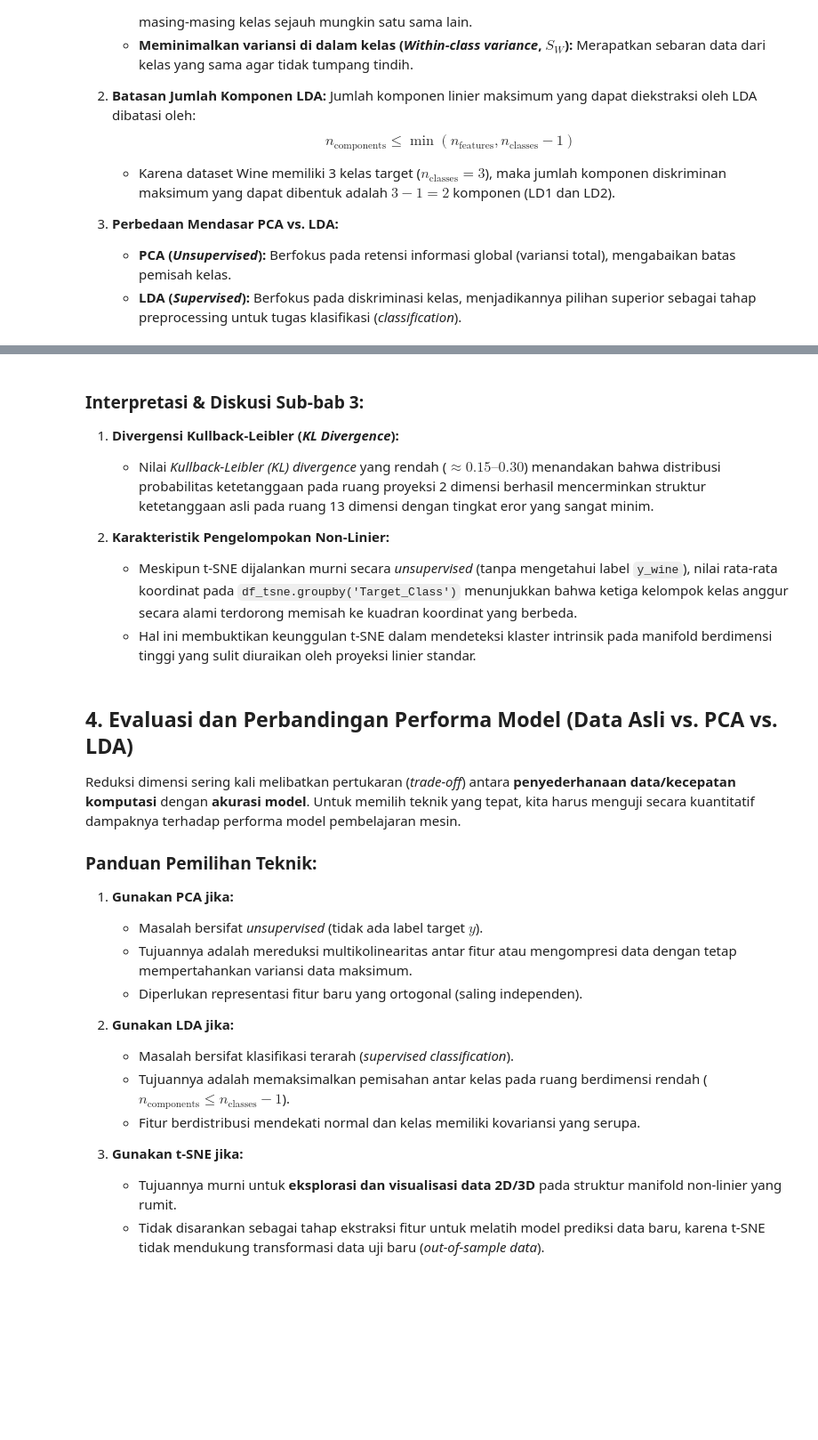
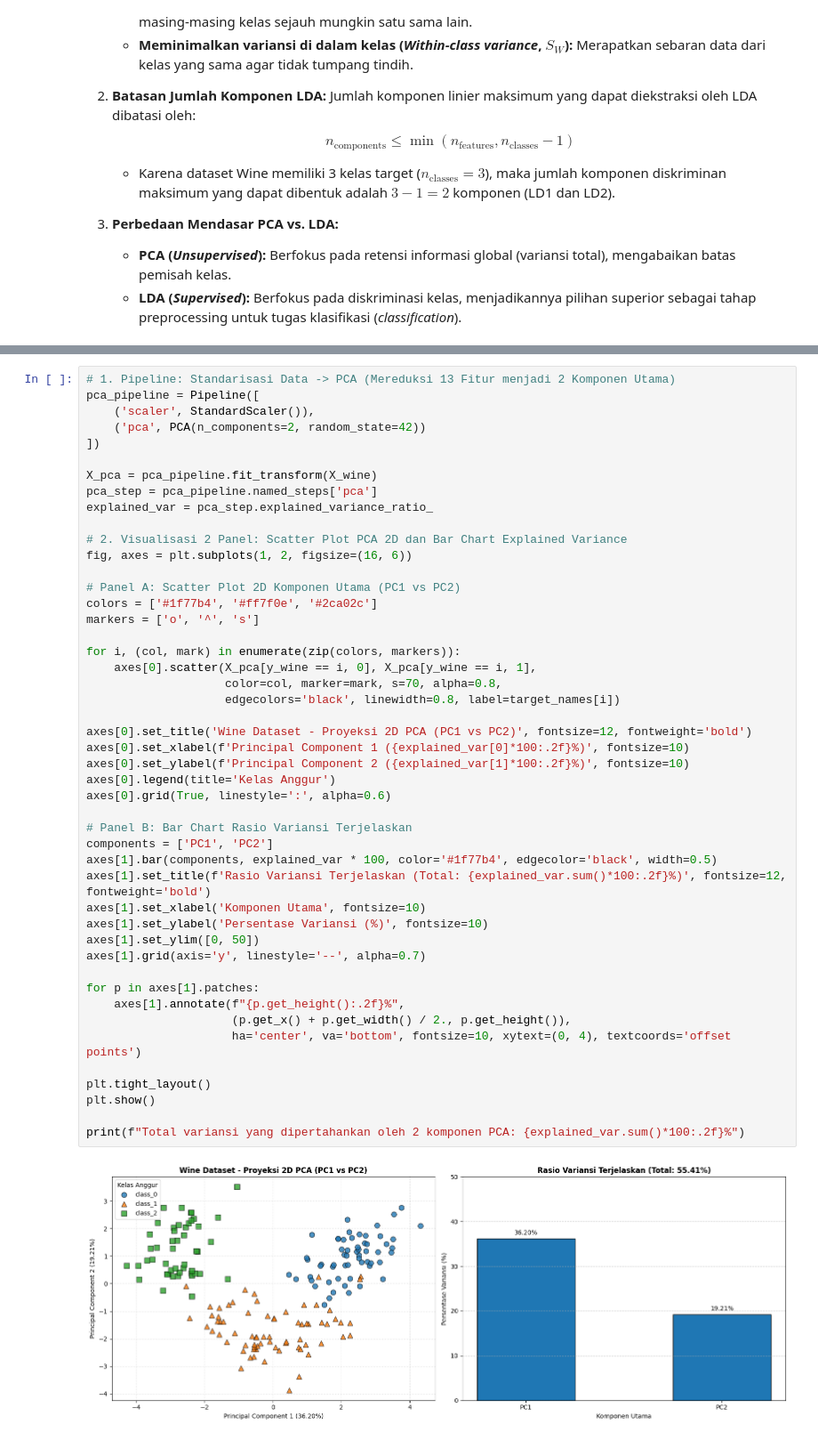
Before and after one commit to dwikidias/scikit-learn-Cookbook, a Jupyter notebook: Bab_3_Dimensionality_Reduction_Techniques.ipynb, the cells around one changed output, grey strips where cells are left out. Shown at 89% size. Cells and saved outputs as stored; diff of their text form; blank space fills up the shorter version.

```diff
--- a/Bab_3_Dimensionality_Reduction_Techniques.ipynb
+++ b/Bab_3_Dimensionality_Reduction_Techniques.ipynb
@@ -266,27 +101,49 @@ Target_Class
-# %% [markdown]
-### Interpretasi & Diskusi Sub-bab 3:
-1. **Divergensi Kullback-Leibler (*KL Divergence*):**
-   - Nilai *Kullback-Leibler (KL) divergence* yang rendah ($\approx 0.15–0.30$) menandakan bahwa distribusi probabilitas ketetanggaan pada ruang proyeksi 2 dimensi berhasil mencerminkan struktur ketetanggaan asli pada ruang 13 dimensi dengan tingkat eror yang sangat minim.
-
-2. **Karakteristik Pengelompokan Non-Linier:**
-   - Meskipun t-SNE dijalankan murni secara *unsupervised* (tanpa mengetahui label `y_wine`), nilai rata-rata koordinat pada `df_tsne.groupby('Target_Class')` menunjukkan bahwa ketiga kelompok kelas anggur secara alami terdorong memisah ke kuadran koordinat yang berbeda.
-   - Hal ini membuktikan keunggulan t-SNE dalam mendeteksi klaster intrinsik pada manifold berdimensi tinggi yang sulit diuraikan oleh proyeksi linier standar.
-# %% [markdown]
-## 4. Evaluasi dan Perbandingan Performa Model (Data Asli vs. PCA vs. LDA)
-
-Reduksi dimensi sering kali melibatkan pertukaran (*trade-off*) antara **penyederhanaan data/kecepatan komputasi** dengan **akurasi model**. Untuk memilih teknik yang tepat, kita harus menguji secara kuantitatif dampaknya terhadap performa model pembelajaran mesin.
-
-### Panduan Pemilihan Teknik:
-1. **Gunakan PCA jika:**
-   - Masalah bersifat *unsupervised* (tidak ada label target $y$).
-   - Tujuannya adalah mereduksi multikolinearitas antar fitur atau mengompresi data dengan tetap mempertahankan variansi data maksimum.
-   - Diperlukan representasi fitur baru yang ortogonal (saling independen).
-
-2. **Gunakan LDA jika:**
-   - Masalah bersifat klasifikasi terarah (*supervised classification*).
-   - Tujuannya adalah memaksimalkan pemisahan antar kelas pada ruang berdimensi rendah ($n_{\text{components}} \le n_{\text{classes}} - 1$).
-   - Fitur berdistribusi mendekati normal dan kelas memiliki kovariansi yang serupa.
-
-3. **Gunakan t-SNE jika:**
-   - Tujuannya murni untuk **eksplorasi dan visualisasi data 2D/3D** pada struktur manifold non-linier yang rumit.
-   - Tidak disarankan sebagai tahap ekstraksi fitur untuk melatih model prediksi data baru, karena t-SNE tidak mendukung transformasi data uji baru (*out-of-sample data*).
+# %%
+# 1. Pipeline: Standarisasi Data -> PCA (Mereduksi 13 Fitur menjadi 2 Komponen Utama)
+pca_pipeline = Pipeline([
+    ('scaler', StandardScaler()),
+    ('pca', PCA(n_components=2, random_state=42))
+])
+
+X_pca = pca_pipeline.fit_transform(X_wine)
+pca_step = pca_pipeline.named_steps['pca']
+explained_var = pca_step.explained_variance_ratio_
+
+# 2. Visualisasi 2 Panel: Scatter Plot PCA 2D dan Bar Chart Explained Variance
+fig, axes = plt.subplots(1, 2, figsize=(16, 6))
+
+# Panel A: Scatter Plot 2D Komponen Utama (PC1 vs PC2)
+colors = ['#1f77b4', '#ff7f0e', '#2ca02c']
+markers = ['o', '^', 's']
+
+for i, (col, mark) in enumerate(zip(colors, markers)):
+    axes[0].scatter(X_pca[y_wine == i, 0], X_pca[y_wine == i, 1],
+                    color=col, marker=mark, s=70, alpha=0.8,
+                    edgecolors='black', linewidth=0.8, label=target_names[i])
+
+axes[0].set_title('Wine Dataset - Proyeksi 2D PCA (PC1 vs PC2)', fontsize=12, fontweight='bold')
+axes[0].set_xlabel(f'Principal Component 1 ({explained_var[0]*100:.2f}%)', fontsize=10)
+axes[0].set_ylabel(f'Principal Component 2 ({explained_var[1]*100:.2f}%)', fontsize=10)
+axes[0].legend(title='Kelas Anggur')
+axes[0].grid(True, linestyle=':', alpha=0.6)
+
+# Panel B: Bar Chart Rasio Variansi Terjelaskan
+components = ['PC1', 'PC2']
+axes[1].bar(components, explained_var * 100, color='#1f77b4', edgecolor='black', width=0.5)
+axes[1].set_title(f'Rasio Variansi Terjelaskan (Total: {explained_var.sum()*100:.2f}%)', fontsize=12, fontweight='bold')
+axes[1].set_xlabel('Komponen Utama', fontsize=10)
+axes[1].set_ylabel('Persentase Variansi (%)', fontsize=10)
+axes[1].set_ylim([0, 50])
+axes[1].grid(axis='y', linestyle='--', alpha=0.7)
+
+for p in axes[1].patches:
+    axes[1].annotate(f"{p.get_height():.2f}%",
+                     (p.get_x() + p.get_width() / 2., p.get_height()),
+                     ha='center', va='bottom', fontsize=10, xytext=(0, 4), textcoords='offset points')
+
+plt.tight_layout()
+plt.show()
+
+print(f"Total variansi yang dipertahankan oleh 2 komponen PCA: {explained_var.sum()*100:.2f}%")
+# %% [output]
+[figure, added]
```
Also changed, not shown: parts of 20 cells of this notebook.
